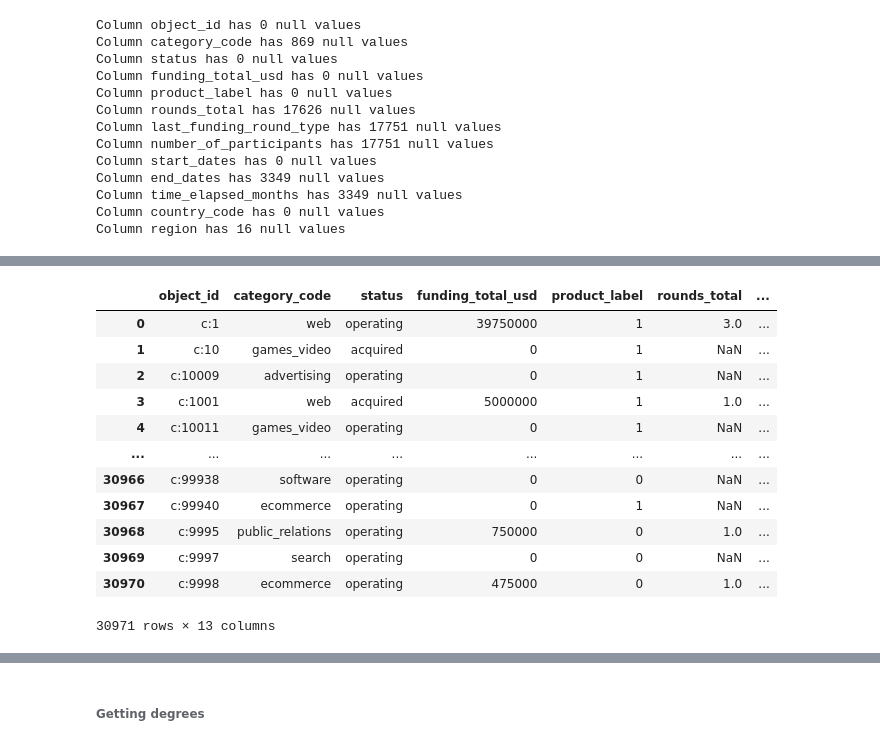
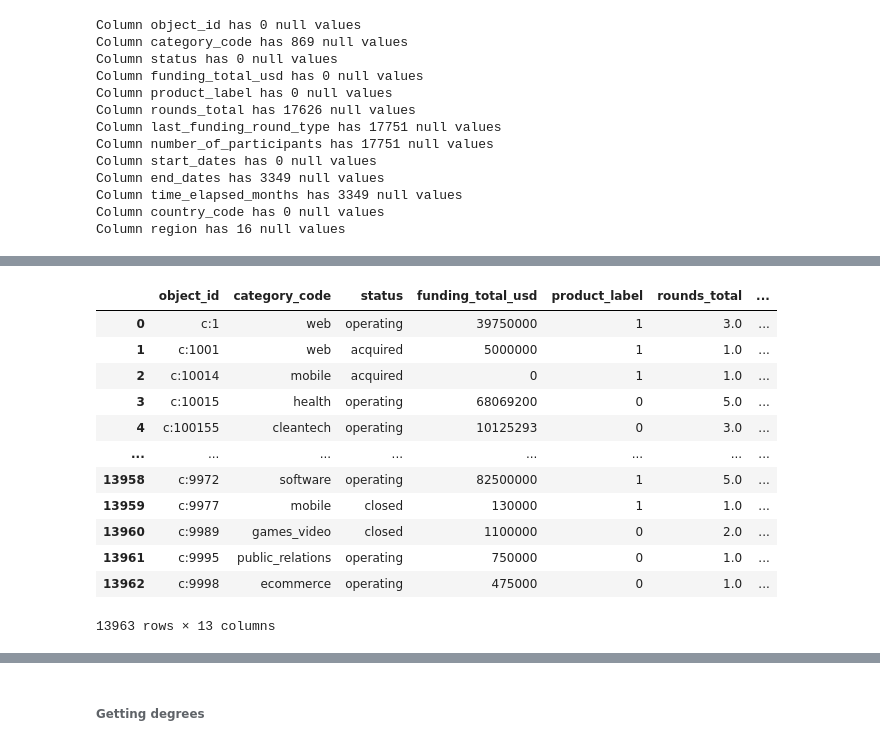
Before and after one commit to PaulIsenberg/FWIP_Venture, a Jupyter notebook: Completing_applied_ML_NEW.ipynb, the cells around one changed output, grey strips where cells are left out. Drawn from its saved outputs; the diff is of its cells as text; code cells hidden in the pictures.

```diff
--- a/Completing_applied_ML_NEW.ipynb
+++ b/Completing_applied_ML_NEW.ipynb
@@ -360,6 +360,6 @@ Column time_elapsed_months has 3349 null values
 Column country_code has 0 null values
 Column region has 16 null values
 # %%
-# Filtering out missing end_dates values
-# USA_companies2 = USA_companies1[USA_companies1['end_dates'].notnull()]
-# USA_companies2
+# Filtering out missing funding rounds values
+USA_companies2 = USA_companies1[USA_companies1['rounds_total'].notnull()]
+USA_companies2
@@ -372,6 +402,6 @@ Column region has 16 null values
 # %%
 # Dropping nulls in category_code
-USA_companies3 = USA_companies1[USA_companies1['category_code'].notnull()]
+USA_companies3 = USA_companies2[USA_companies2['category_code'].notnull()]
 USA_companies3
 # %% [output]
 |  | object_id | category_code | status | funding_total_usd | product_label | rounds_total | ... |
@@ -397,19 +445,19 @@ USA_companies3
    # print(f"Column {column} has {USA_companies4[column].isnull().sum()} null values")
 # %%
 # Dropping missing values in regions
-USA_companies5 = USA_companies3[USA_companies1['region'].notnull()].reset_index(drop=True)
-USA_companies5
+USA_companies4 = USA_companies3[USA_companies3['region'].notnull()].reset_index(drop=True)
+USA_companies4
 # %% [output]
 |  | object_id | category_code | status | funding_total_usd | product_label | rounds_total | ... |
 | 0 | c:1 | web | operating | 39750000 | 1 | 3.0 | ... |
-| 1 | c:10 | games_video | acquired | 0 | 1 | NaN | ... |
-| 2 | c:10009 | advertising | operating | 0 | 1 | NaN | ... |
-| 3 | c:1001 | web | acquired | 5000000 | 1 | 1.0 | ... |
-| 4 | c:10011 | games_video | operating | 0 | 1 | NaN | ... |
+| 1 | c:1001 | web | acquired | 5000000 | 1 | 1.0 | ... |
+| 2 | c:10014 | mobile | acquired | 0 | 1 | 1.0 | ... |
+| 3 | c:10015 | health | operating | 68069200 | 0 | 5.0 | ... |
+| 4 | c:100155 | cleantech | operating | 10125293 | 0 | 3.0 | ... |
 | ... | ... | ... | ... | ... | ... | ... | ... |
-| 30966 | c:99938 | software | operating | 0 | 0 | NaN | ... |
-| 30967 | c:99940 | ecommerce | operating | 0 | 1 | NaN | ... |
-| 30968 | c:9995 | public_relations | operating | 750000 | 0 | 1.0 | ... |
-| 30969 | c:9997 | search | operating | 0 | 0 | NaN | ... |
-| 30970 | c:9998 | ecommerce | operating | 475000 | 0 | 1.0 | ... |
+| 13958 | c:9972 | software | operating | 82500000 | 1 | 5.0 | ... |
+| 13959 | c:9977 | mobile | closed | 130000 | 1 | 1.0 | ... |
+| 13960 | c:9989 | games_video | closed | 1100000 | 0 | 2.0 | ... |
+| 13961 | c:9995 | public_relations | operating | 750000 | 0 | 1.0 | ... |
+| 13962 | c:9998 | ecommerce | operating | 475000 | 0 | 1.0 | ... |
-30971 rows × 13 columns
+13963 rows × 13 columns
```
Also changed, not shown: parts of 104 cells of this notebook.
